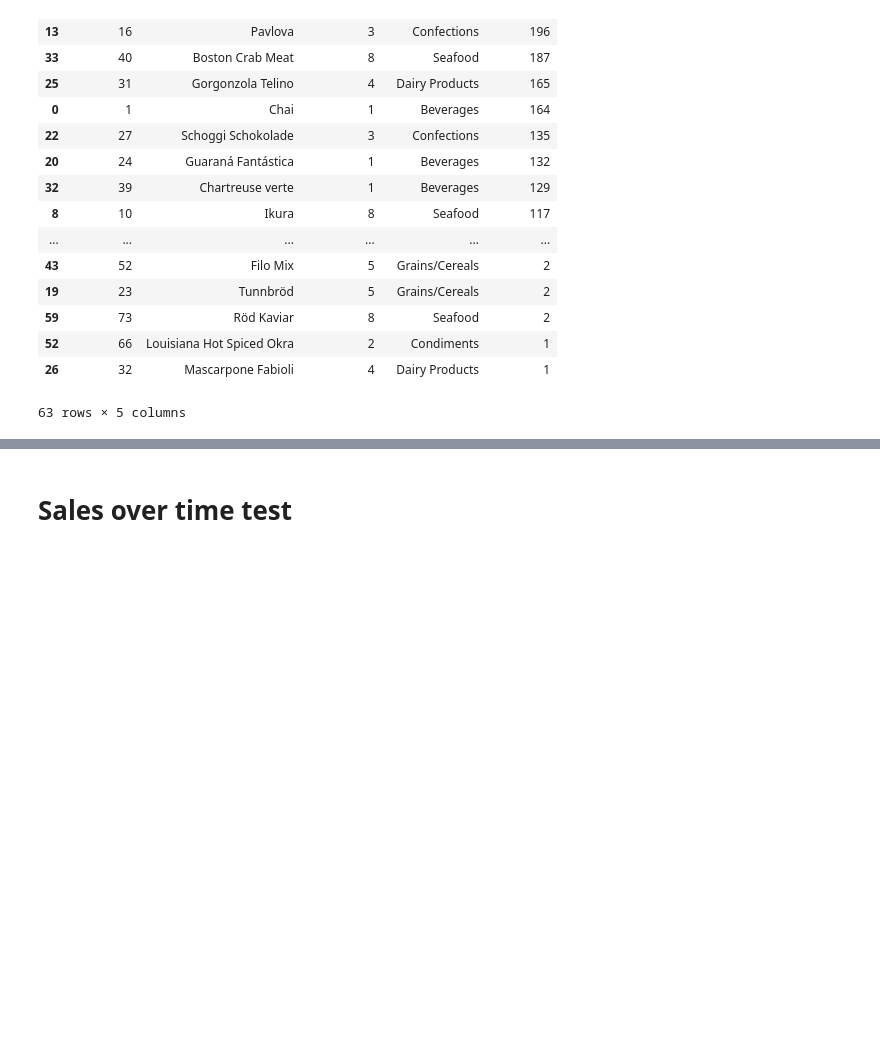
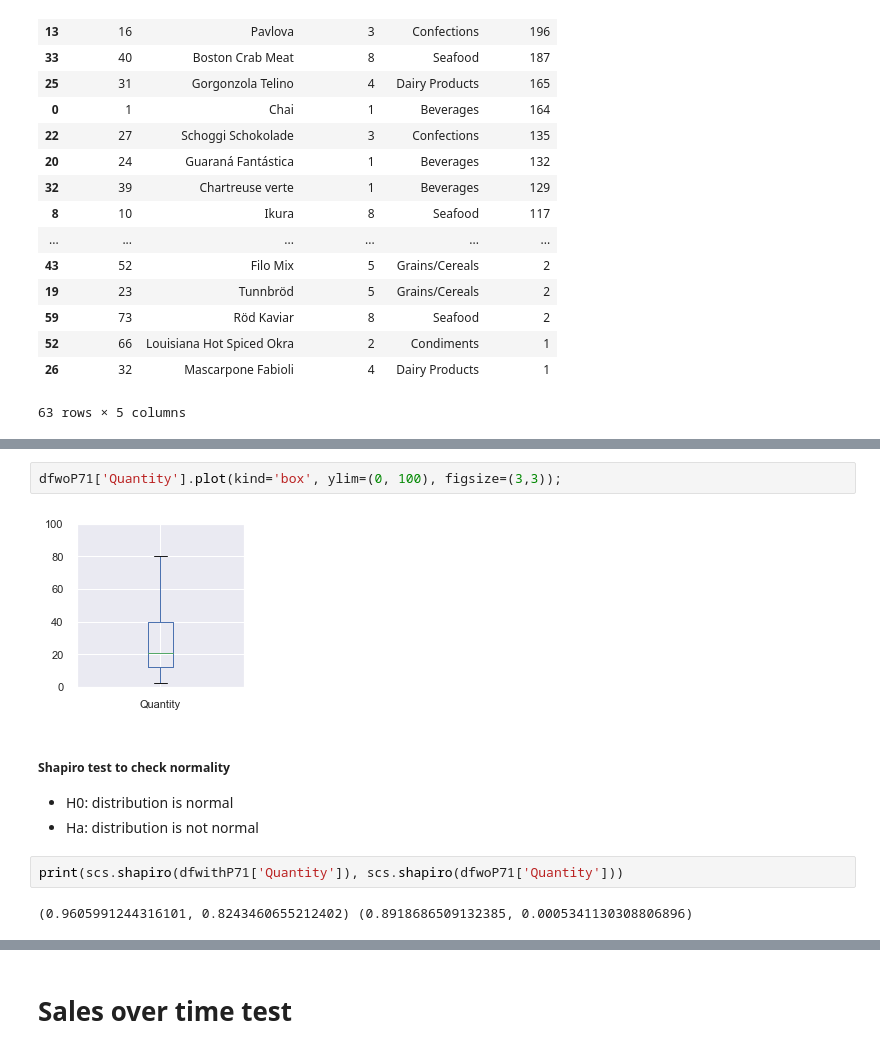
Before and after one commit to Francismorales/dsc-mod-3-project-online-ds-pt-061019, a Jupyter notebook: Project2-Northwind_Hypothesis_Testing.ipynb, the cells around one changed output, grey strips where cells are left out. Cells and saved outputs as stored; diff of their text form; blank space fills up the shorter version.

```diff
--- a/Project2-Northwind_Hypothesis_Testing.ipynb
+++ b/Project2-Northwind_Hypothesis_Testing.ipynb
@@ -670,0 +778,12 @@ dfBestSeller2.sort_values(by='UnitsSold', ascending=False)
+# %%
+dfwoP71['Quantity'].plot(kind='box', ylim=(0, 100), figsize=(3,3));
+# %% [output]
+[figure, added]
+# %% [markdown]
+##### Shapiro test to check normality
+- H0: distribution is normal
+- Ha: distribution is not normal
+# %%
+print(scs.shapiro(dfwithP71['Quantity']), scs.shapiro(dfwoP71['Quantity']))
+# %% [output]
+(0.9605991244316101, 0.8243460655212402) (0.8918686509132385, 0.0005341130308806896)
```
Also changed, not shown: parts of 50 cells of this notebook.
